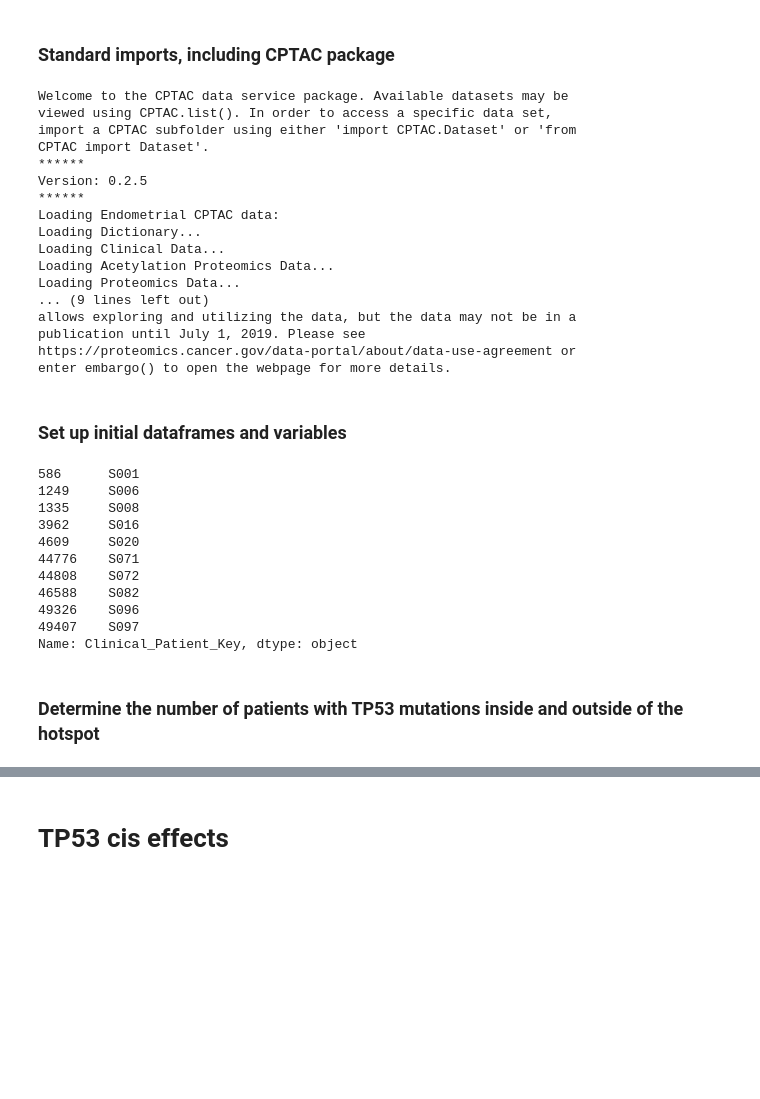
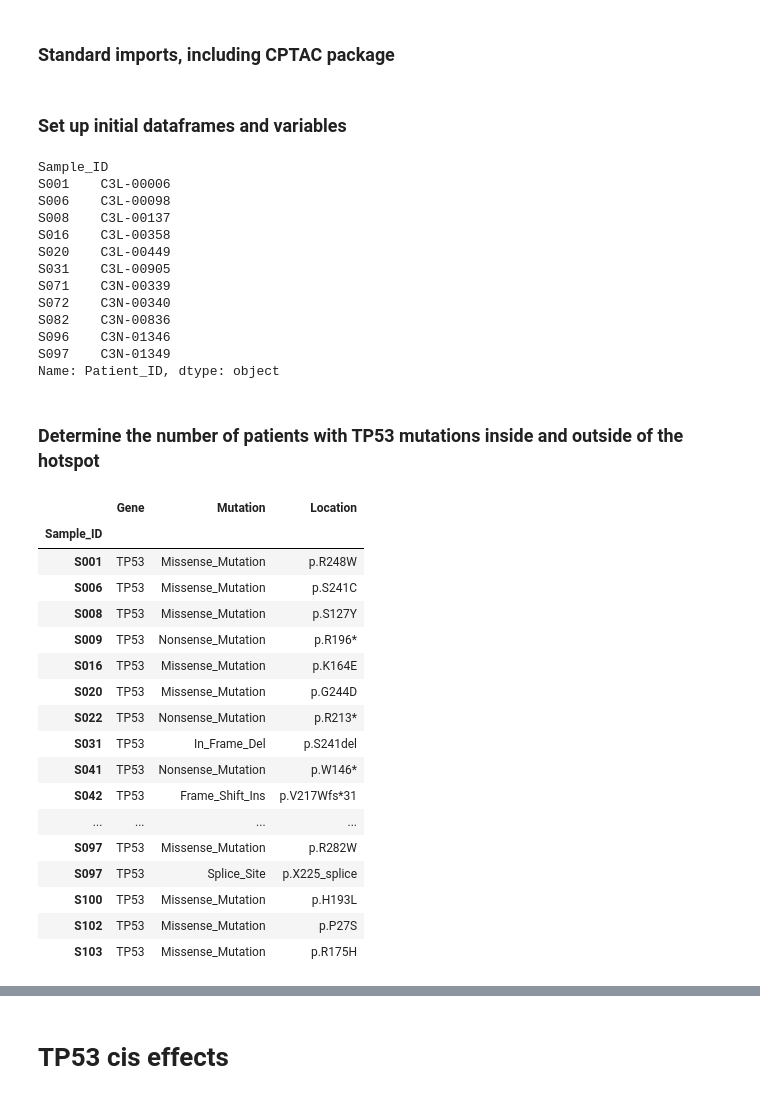
Before and after one commit to PayneLab/UCEC-clinical-stat-analysis, a Jupyter notebook: TP53_Final_Story/1_TP53_Cis.ipynb, the cells around one changed output, grey strips where cells are left out. Drawn from its saved outputs; the diff is of its cells as text; code cells hidden in the pictures; blank space fills up the shorter version.

Commit message:
Correct list of mutations

```diff
--- a/TP53_Final_Story/1_TP53_Cis.ipynb
+++ b/TP53_Final_Story/1_TP53_Cis.ipynb
@@ -12,59 +12,66 @@ import scipy.stats
 import statsmodels.stats.multitest
 import matplotlib.pyplot as plt
 import seaborn as sns
-import CPTAC.Endometrial as CPTAC
+import cptac
+CPTAC = cptac.Endometrial()
-# %% [output]
-Welcome to the CPTAC data service package. Available datasets may be
-viewed using CPTAC.list(). In order to access a specific data set,
-import a CPTAC subfolder using either 'import CPTAC.Dataset' or 'from
-CPTAC import Dataset'.
-******
-Version: 0.2.5
-******
-Loading Endometrial CPTAC data:
-Loading Dictionary...
-Loading Clinical Data...
-Loading Acetylation Proteomics Data...
-Loading Proteomics Data...
-... (9 lines left out)
-allows exploring and utilizing the data, but the data may not be in a
-publication until July 1, 2019. Please see
-https://proteomics.cancer.gov/data-portal/about/data-use-agreement or
-enter embargo() to open the webpage for more details.
 # %% [markdown]
 ### Set up initial dataframes and variables
 # %%
 gene='TP53'
-somatic = CPTAC.get_somatic()
+somatic = CPTAC.get_mutations()
+clinical = CPTAC.get_clinical()
 proteomics = CPTAC.get_proteomics()
 phos = CPTAC.get_phosphoproteomics()
 transcriptomics = CPTAC.get_transcriptomics()
 
 # A list of mutations present in the hotspot according to our Hotspot3D output (see Data_Files/HotSpot3DOutput.xlsx)
-hotspot_mutations = ['p.P250L', 'p.R248W', 'p.S241C', 'p.241del','p.K164E', 'p.R249S', 'p.R273H', 'p.R282W',
+hotspot_mutations = ['p.P250L', 'p.R248W', 'p.S241C', 'p.S241del','p.K164E', 'p.R249S', 'p.R273H', 'p.R282W',
                     'p.S127Y', 'p.G244D', 'p.A159P']
 
 mutated_hotspot = somatic.loc[(somatic['Location'].isin(hotspot_mutations))]
-mutated_hotspot = mutated_hotspot.loc[(somatic['Gene'] == 'TP53')]
+mutated_hotspot = mutated_hotspot.loc[(mutated_hotspot['Gene'] == 'TP53')]
 
 # Get a list of patient identifiers for those who have mutations in the hotspot
-hotspot_patients_both_keys = mutated_hotspot[['Clinical_Patient_Key', 'Patient_Id']]
-hotspot_patients = hotspot_patients_both_keys['Clinical_Patient_Key']
+patient_ids = clinical['Patient_ID']
+hotspot_patients = mutated_hotspot.join(patient_ids)['Patient_ID']
 hotspot_patients
 # %% [output]
-586      S001
-1249     S006
-1335     S008
-3962     S016
-4609     S020
-44776    S071
-44808    S072
-46588    S082
-49326    S096
-49407    S097
-Name: Clinical_Patient_Key, dtype: object
+Sample_ID
+S001    C3L-00006
+S006    C3L-00098
+S008    C3L-00137
+S016    C3L-00358
+S020    C3L-00449
+S031    C3L-00905
+S071    C3N-00339
+S072    C3N-00340
+S082    C3N-00836
+S096    C3N-01346
+S097    C3N-01349
+Name: Patient_ID, dtype: object
 # %% [markdown]
 ### Determine the number of patients with TP53 mutations inside and outside of the hotspot
+# %%
+p53_mutated
+# %% [output]
+|  | Gene | Mutation | Location |
+| Sample_ID |  |  |  |
+| S001 | TP53 | Missense_Mutation | p.R248W |
+| S006 | TP53 | Missense_Mutation | p.S241C |
+| S008 | TP53 | Missense_Mutation | p.S127Y |
+| S009 | TP53 | Nonsense_Mutation | p.R196* |
+| S016 | TP53 | Missense_Mutation | p.K164E |
+| S020 | TP53 | Missense_Mutation | p.G244D |
+| S022 | TP53 | Nonsense_Mutation | p.R213* |
+| S031 | TP53 | In_Frame_Del | p.S241del |
+| S041 | TP53 | Nonsense_Mutation | p.W146* |
+| S042 | TP53 | Frame_Shift_Ins | p.V217Wfs*31 |
+| ... | ... | ... | ... |
+| S097 | TP53 | Missense_Mutation | p.R282W |
+| S097 | TP53 | Splice_Site | p.X225_splice |
+| S100 | TP53 | Missense_Mutation | p.H193L |
+| S102 | TP53 | Missense_Mutation | p.P27S |
+| S103 | TP53 | Missense_Mutation | p.R175H |
 # %%
 print("Mutations inside hotspot: " + str(len(hotspot_patients)))
 p53_mutated = somatic.loc[somatic['Gene'] == 'TP53']
```
Also changed, not shown: parts of 1 cell of this notebook.
